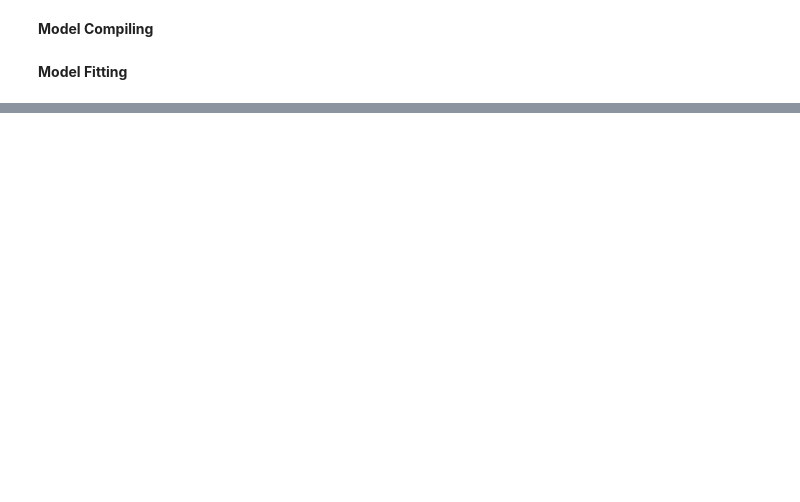
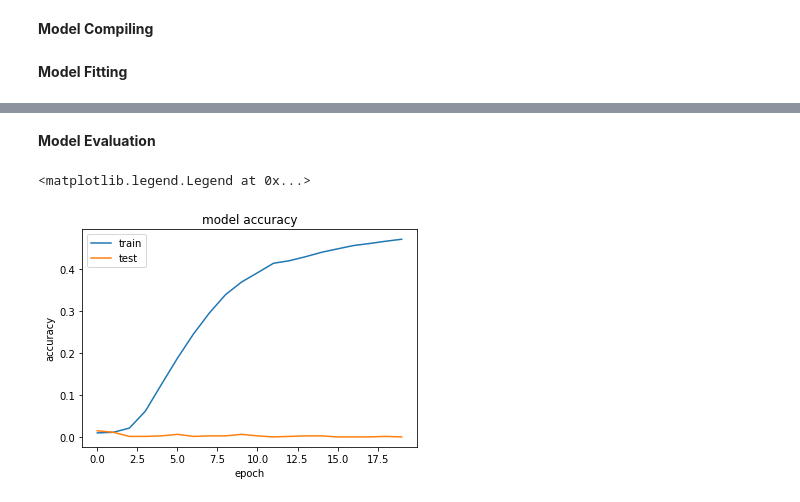
Before and after one commit to Mohd-Farhan/DataScience-Projects, a Jupyter notebook: NextWordPrediction.ipynb, the cells around one changed output, grey strips where cells are left out. Cells and saved outputs as stored; diff of their text form; code cells hidden in the pictures; blank space fills up the shorter version.

```diff
--- a/NextWordPrediction.ipynb
+++ b/NextWordPrediction.ipynb
@@ -185,8 +149,6 @@ tensorboard_vis=TensorBoard(log_dir='logsnextword1')
 # %% [markdown]
 **Model Compiling**
 # %%
-model.compile(loss='categorical_crossentropy',optimizer='adam',metrics=['accuracy'])
+model.compile(loss='categorical_crossentropy',optimizer=RMSprop(lr=0.01),metrics=['accuracy'])
 # %% [markdown]
 **Model Fitting**
-# %%
-model.fit(x,y,epochs=100,batch_size=64,callbacks=[checkpoint,reduce,tensorboard_vis])
@@ -215,0 +155,2 @@ Model accuracy is 45%
+# %%
+history = model.fit(X, Y, validation_split=0.05, batch_size=128, epochs=20, shuffle=True).history
@@ -215,0 +175,12 @@ Model accuracy is 45%
+# %% [markdown]
+**Model Evaluation**
+# %%
+plt.plot(history['accuracy'])
+plt.plot(history['val_accuracy'])
+plt.title('model accuracy')
+plt.ylabel('accuracy')
+plt.xlabel('epoch')
+plt.legend(['train', 'test'], loc='upper left')
+# %% [output]
+<matplotlib.legend.Legend at 0x...>
+[figure, added]
```
Also changed, not shown: parts of 30 cells of this notebook.
